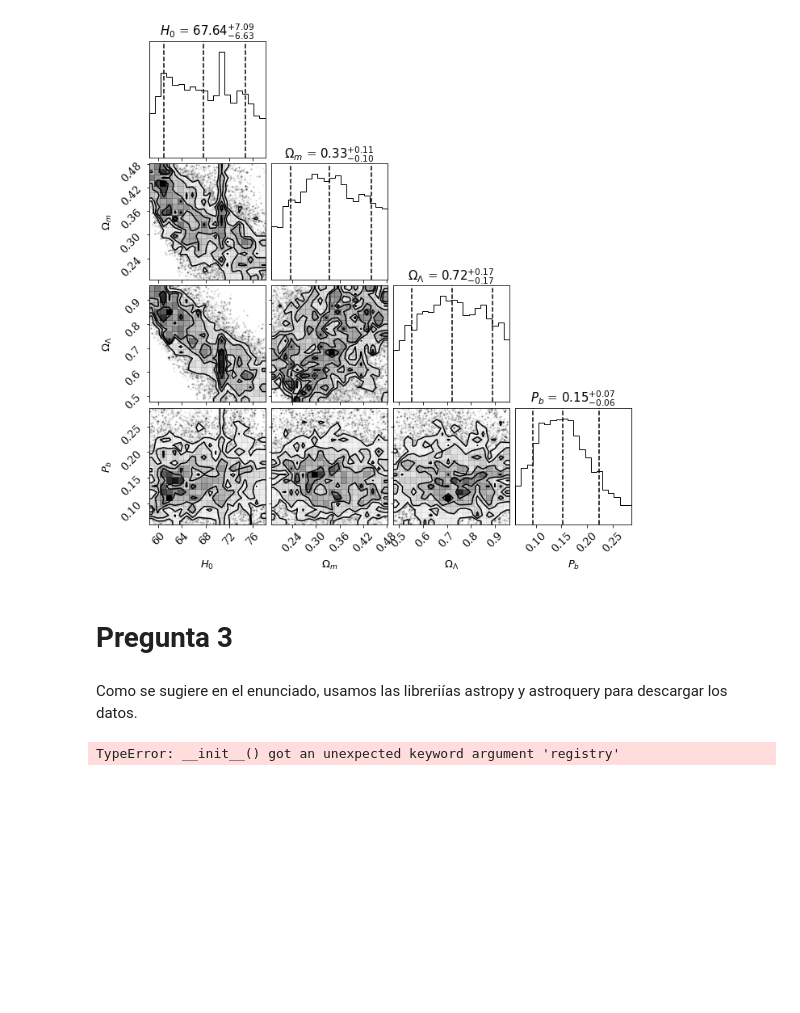
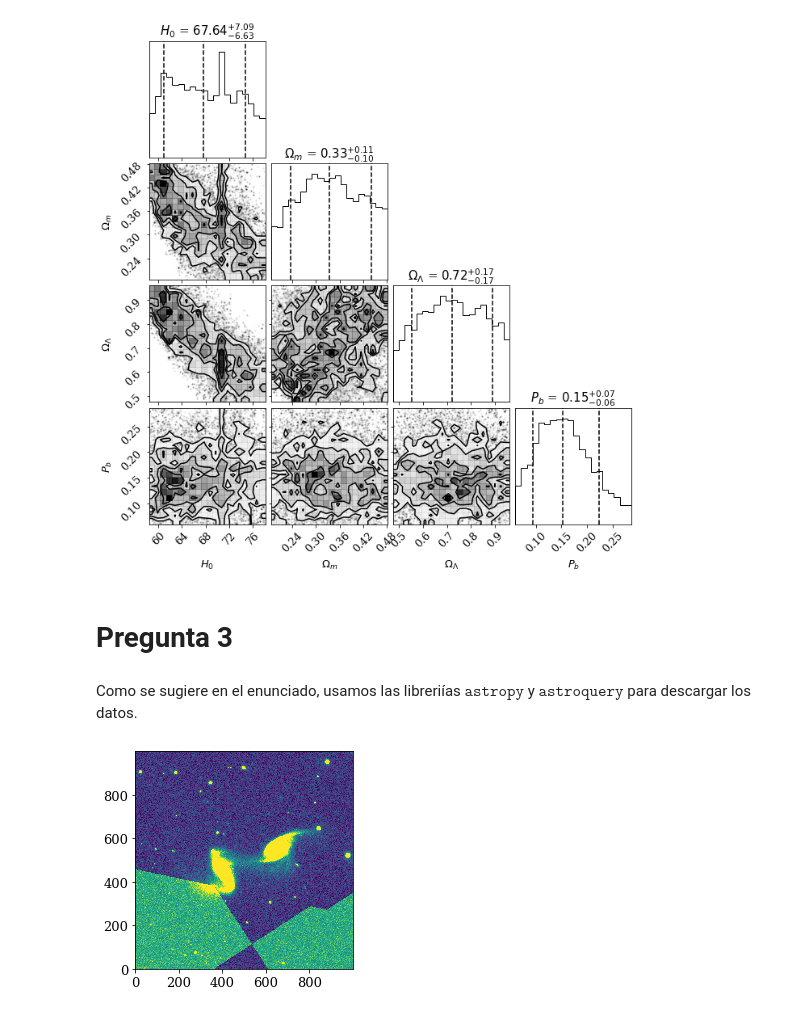
Before and after one commit to Wenupi/astroinformatic-git, a Jupyter notebook: tarea-1/Tarea1_AINF_.ipynb, the cells around one changed output. Cells and saved outputs as stored; diff of their text form; code cells hidden in the pictures; blank space fills up the shorter version.

```diff
--- a/tarea-1/Tarea1_AINF_.ipynb
+++ b/tarea-1/Tarea1_AINF_.ipynb
@@ -551,36 +426,41 @@ fig7 = corner.corner(sampler.flatchain[:,[0, 1, 2, 3]],
 # %% [markdown]
 # Pregunta 3
 # %% [markdown]
-Como se sugiere en el enunciado, usamos las libreriías astropy y astroquery para descargar los datos.
+Como se sugiere en el enunciado, usamos las libreriías $\texttt{astropy}$ y $\texttt{astroquery}$ para descargar los datos.
 # %%
+# Nombre de la banda r del survey SDSSdr7
 survey = 'SDSSdr7r'
 
+# Coordenadas
 RA = coords.Longitude(angle="13:39:55.92", unit=u.hourangle)
 DEC = coords.Latitude(angle="+00:50:10.02", unit=u.deg)
+coordinates = coords.SkyCoord(ra=RA, dec=DEC)
 
-coordinates = coords.SkyCoord(ra=RA, dec=DEC)
+# Dimensiones solicitadas y resolución
 width = 30  # [arcmin]
 height = 30  # [arcmin]
 resol = 0.3  # [arcsec]
+
+# Pasamos las dimensiones a píxeles con la fórmula l[arcmin]/resolution[arcsec]*60
 width_pix = int(width/resol*60)
-height_pix = int(width/resol*60)
+height_pix = int(height/resol*60)
 # %%
-paths = SkyView.get_images(
+# Obetenemos la data de SkyView
+image = SkyView.get_images(
     position=coordinates,
-    survey='SDSSdr7r',
+    survey=survey,
     pixels=(width_pix, height_pix),
     width=width*u.arcmin,
     height=height*u.arcmin
 )
+
+# Seleccionamos
+data = image[0][0].data
-# %%
-data = paths[0][0].data
-# %%
-from photutils import CircularAperture
-
-r_whirlpool = 10  # [arcmin]
-norm = simple_norm(data, "sqrt", percent=99)
-plt.imshow(data, norm=norm, interpolation="nearest", origin="lower")
-aperture_whirlpool = CircularAperture((width_pix/2, height_pix/2), r=r_whirlpool/resol*60)
-aperture_whirlpool.plot(color='w', lw=2);
-# %% [output]
-TypeError: __init__() got an unexpected keyword argument 'registry'
+# %%
+# Graficamos una pequeña región de la data total
+ancho = 500
+norm = simple_norm(data, "linear", percent=99)
+plt.imshow(data[3000-ancho:3000+ancho, 3000-ancho:3000+ancho], norm=norm, interpolation="nearest", origin="lower")
+plt.grid(False)
+# %% [output]
+[figure, added]
```
Also changed, not shown: parts of 50 cells of this notebook.
